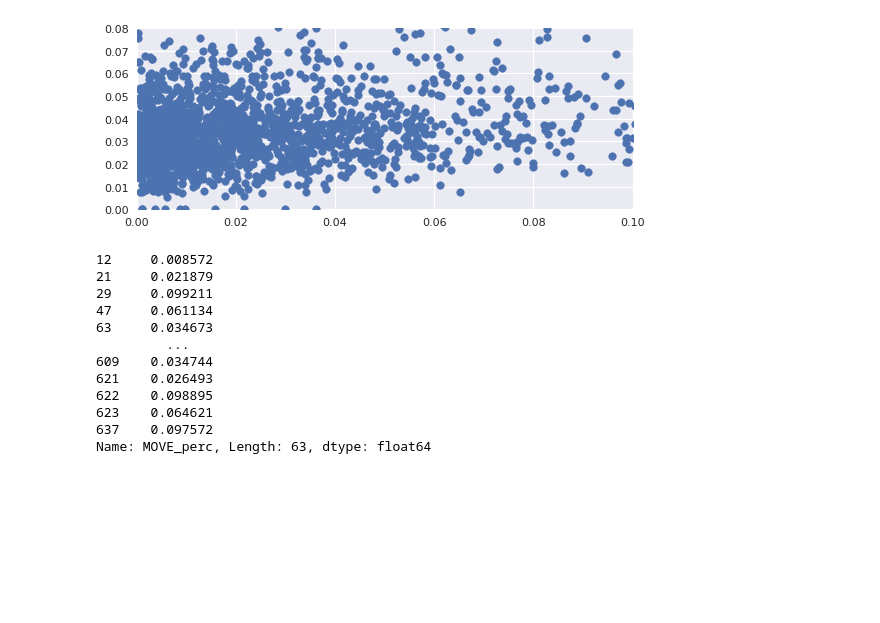
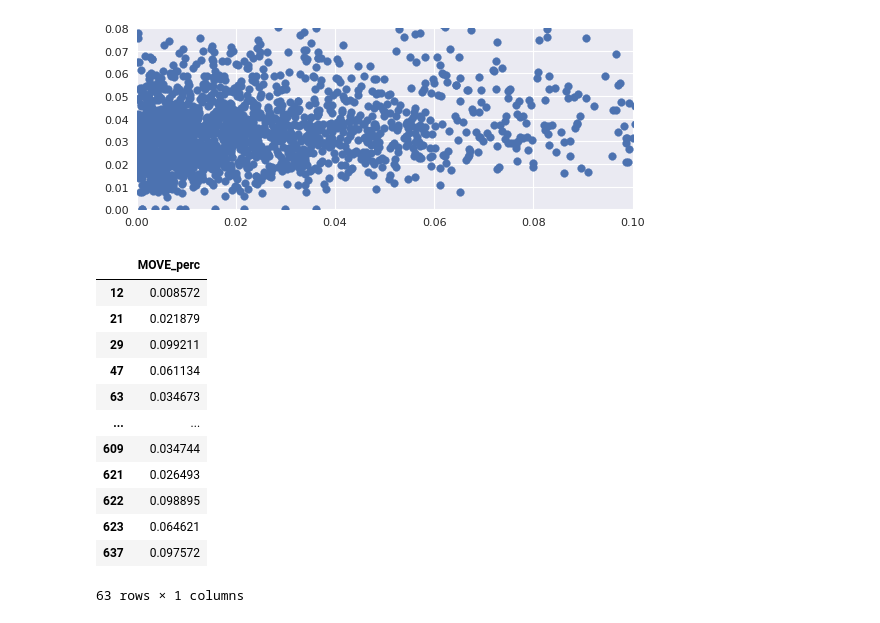
Before and after one commit to adevrent/vol_products_ftx, a Jupyter notebook: ftx_move.ipynb, the cells around one changed output. Saved outputs shown, nothing was run; the diff lists cells and outputs as text; code cells hidden in the pictures; blank space fills up the shorter version.

```diff
--- a/ftx_move.ipynb
+++ b/ftx_move.ipynb
@@ -99,15 +100,19 @@ release_day = list(set(prio1 + prio2))
 # %%
-df["MOVE_perc"].loc[df["date"].isin(prio1)]
+list_name = prio1
+
+sliced_df = pd.DataFrame(df["MOVE_perc"].loc[df["date"].isin(list_name)])
+sliced_df
 # %% [output]
+|  | MOVE_perc |
+| 12 | 0.008572 |
+| 21 | 0.021879 |
+| 29 | 0.099211 |
+| 47 | 0.061134 |
+| 63 | 0.034673 |
+| ... | ... |
+| 609 | 0.034744 |
+| 621 | 0.026493 |
+| 622 | 0.098895 |
+| 623 | 0.064621 |
+| 637 | 0.097572 |
-12     0.008572
-21     0.021879
-29     0.099211
-47     0.061134
-63     0.034673
-         ...
-609    0.034744
-621    0.026493
-622    0.098895
-623    0.064621
-637    0.097572
-Name: MOVE_perc, Length: 63, dtype: float64
+63 rows × 1 columns
```
Also changed, not shown: parts of 5 cells of this notebook, 1 other file.
